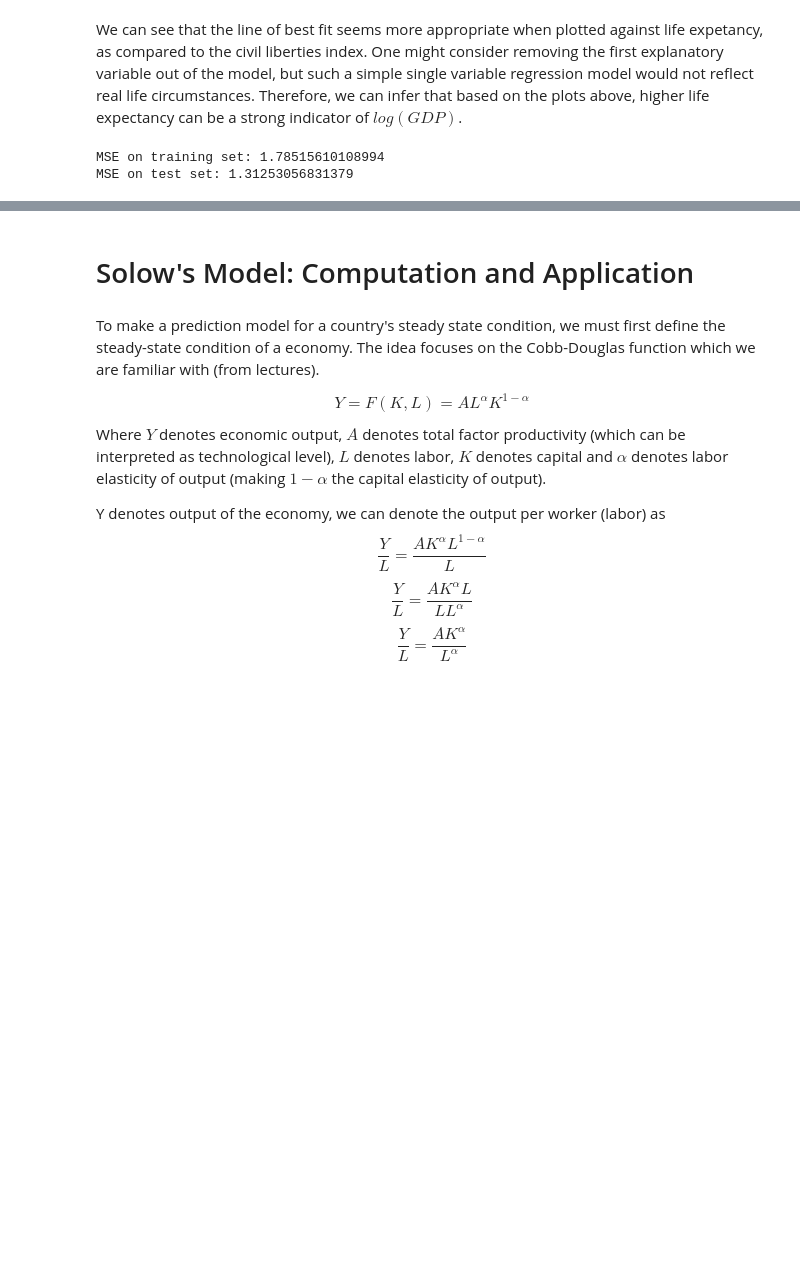
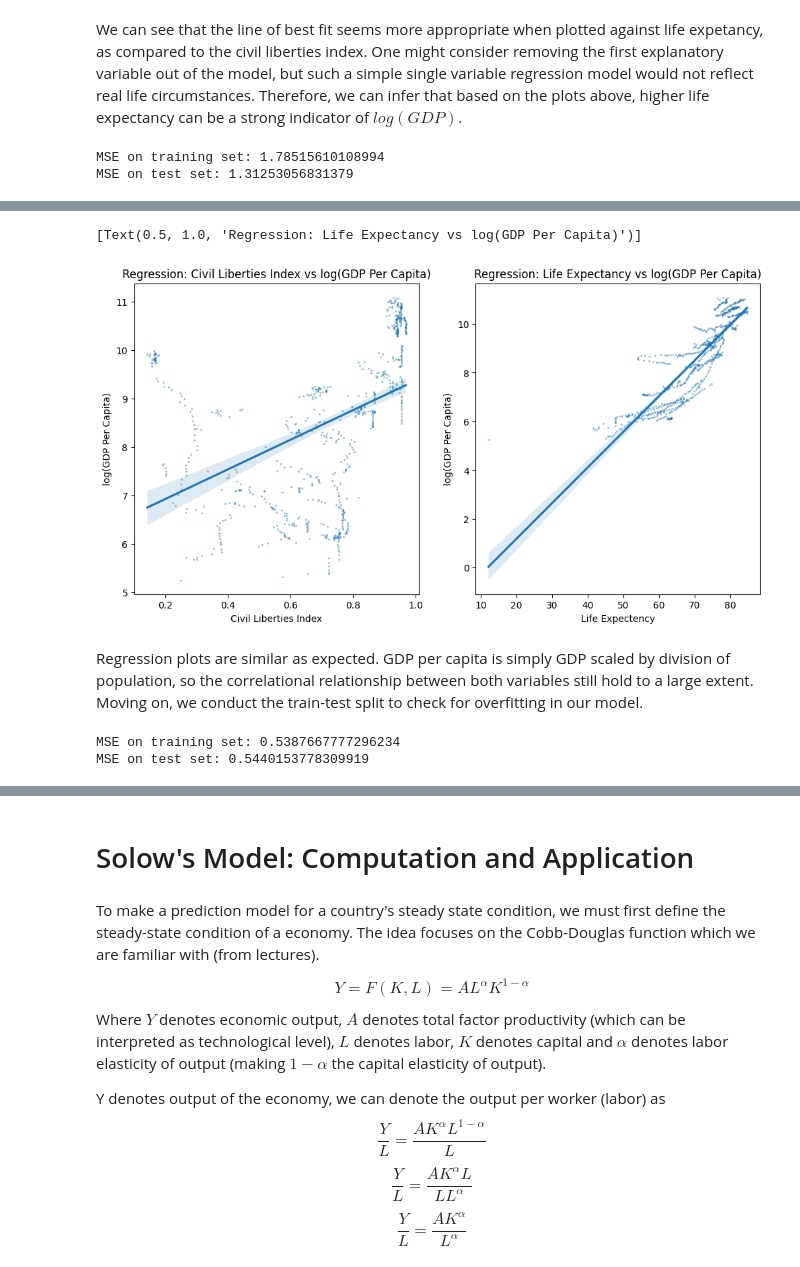
Before and after one commit to achantszshun/323project, a Jupyter notebook: FinalProject.ipynb, the cells around one changed output, grey strips where cells are left out. Saved outputs shown, nothing was run; the diff lists cells and outputs as text; code cells hidden in the pictures; blank space fills up the shorter version.

```diff
--- a/FinalProject.ipynb
+++ b/FinalProject.ipynb
@@ -968,0 +951,9 @@ memory usage: 84.1+ KB
+# %%
+gdppc_df = df.copy()
+gdppc_df["GDP Per Capita"] = gdppc_df["GDP"] / gdppc_df["Population"]
+gdppc_df = gdppc_df[["GDP Per Capita", "Civil Liberties Index", "Life Expectency"]].dropna()
+
+X_2 = gdppc_df[["Civil Liberties Index", "Life Expectency"]]
+y_2 = np.log(gdppc_df["GDP Per Capita"])
+gdppc_df["log(GDP Per Capita)"] = y_2
+gdppc_df.head()
@@ -968,0 +992,30 @@ memory usage: 84.1+ KB
+# %%
+fig, axes = plt.subplots(1, 2, figsize=(12, 6))
+
+# CLI Regression plot
+sns.regplot(
+    data=gdppc_df, x="Civil Liberties Index", y="log(GDP Per Capita)",
+    scatter_kws=dict(s=1.5, alpha=0.35), ax = axes[0]
+)
+axes[0].set(title="Regression: Civil Liberties Index vs log(GDP Per Capita)")
+
+# Life Expectancy regression plot
+sns.regplot(
+    data=gdppc_df, x="Life Expectency", y="log(GDP Per Capita)",
+    scatter_kws=dict(s=1.5, alpha=0.35), ax = axes[1]
+)
+axes[1].set(title="Regression: Life Expectancy vs log(GDP Per Capita)")
+# %% [output]
+[Text(0.5, 1.0, 'Regression: Life Expectancy vs log(GDP Per Capita)')]
+[figure, added]
+# %% [markdown]
+Regression plots are similar as expected. GDP per capita is simply GDP scaled by division of population, so the correlational relationship between both variables still hold to a large extent. Moving on, we conduct the train-test split to check for overfitting in our model.
+# %%
+X_train, X_test, y_train, y_test = train_test_split(X_2, y_2, test_size=0.2, random_state=42)
+mse_train = mean_squared_error(y_train, GDP_pc_model.predict(X_train))
+mse_test = mean_squared_error(y_test, GDP_pc_model.predict(X_test))
+print(f"MSE on training set: {mse_train}")
+print(f"MSE on test set: {mse_test}")
+# %% [output]
+MSE on training set: 0.5387667777296234
+MSE on test set: 0.5440153778309919
```
Also changed, not shown: parts of 23 cells of this notebook.
